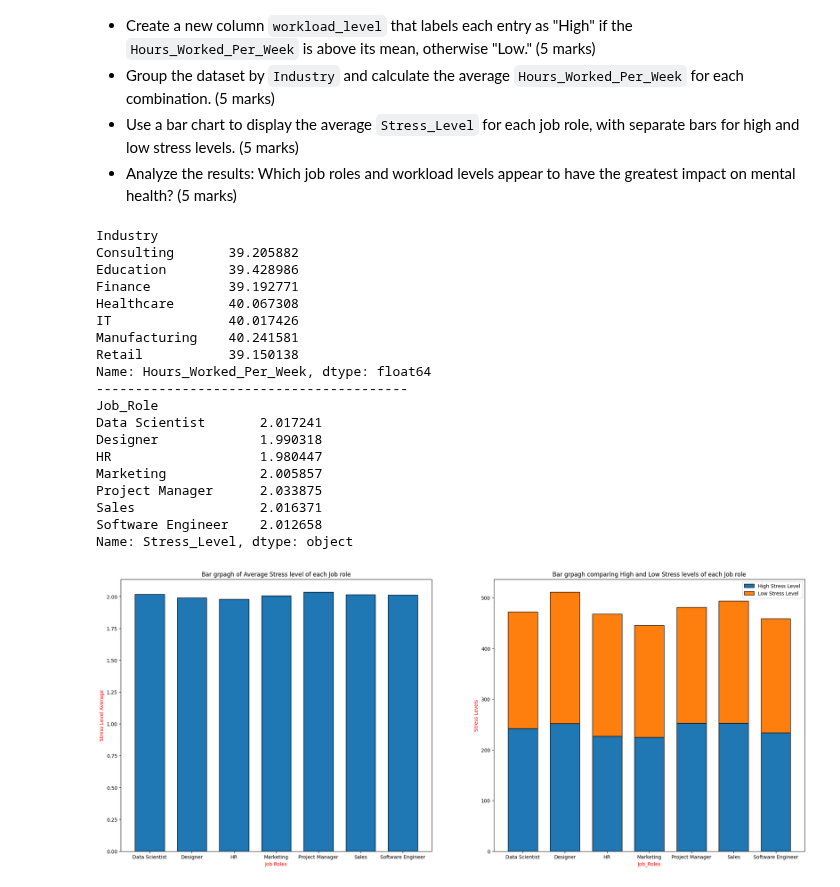
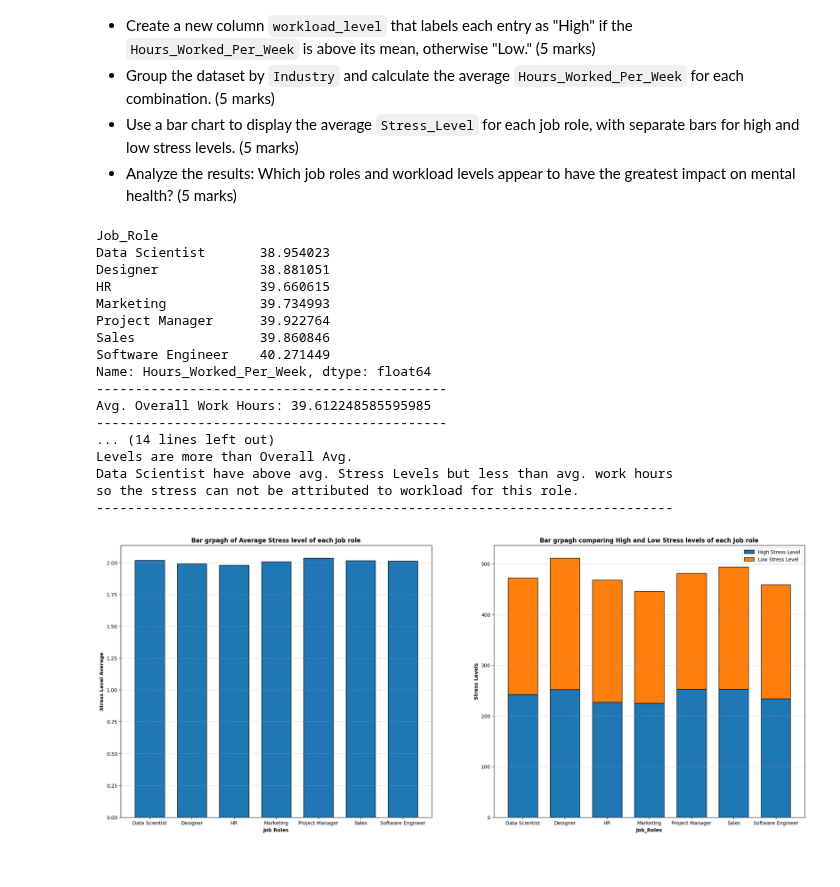
Before and after one commit to Sha-k1/Data-Analytics-Python, a Jupyter notebook: Assessment/Data_Analytics_with_Python_Assessment.ipynb, the cells around one changed output. Saved outputs shown, nothing was run; the diff lists cells and outputs as text; code cells hidden in the pictures.

```diff
--- a/Assessment/Data_Analytics_with_Python_Assessment.ipynb
+++ b/Assessment/Data_Analytics_with_Python_Assessment.ipynb
@@ -460,56 +460,75 @@ Instructions: Investigate the influence of job roles and workload level on the m
 - Analyze the results: Which job roles and workload levels appear to have the greatest impact on mental health? (5 marks)
 # %%
 # Write code here
+# Part A
 df["workload_level"] = 0
 df["workload_level"] = df["workload_level"].where(df["Hours_Worked_Per_Week"] <= df["Hours_Worked_Per_Week"].mean(), "High")
 df["workload_level"] = df["workload_level"].where(df["Hours_Worked_Per_Week"] > df["Hours_Worked_Per_Week"].mean(), "Low")
 
+# Part B
 hours_avg_industry = df.groupby("Industry").Hours_Worked_Per_Week.mean()
 
+# Part C
+# Replace values to Int for calculations
 df["Stress_Level"] = df["Stress_Level"].where(df["Stress_Level"] != "Low", 1)
 df["Stress_Level"] = df["Stress_Level"].where(df["Stress_Level"] != "Medium", 2)
 df["Stress_Level"] = df["Stress_Level"].where(df["Stress_Level"] != "High", 3)
 
+# Calculate avg stress of each job role
 avg_stress = df.groupby("Job_Role").Stress_Level.mean()
 high_df = df[df["Stress_Level"] == 3].groupby("Job_Role").Stress_Level.value_counts()
 low_df = df[df["Stress_Level"] == 1].groupby("Job_Role").Stress_Level.value_counts()
 
+# Make a bar chart for the avg stress levels for each role
 plt.figure(figsize=(25,10))
 plt.subplot(1, 2, 1)
 plt.bar(avg_stress.index, avg_stress.values, width = .7, edgecolor = 'black')
-plt.xlabel("Job Roles", color = 'red')
-plt.ylabel("Stress Level Average", color = "red")
-plt.title("Bar grpagh of Average Stress level of each Job role")
+plt.xlabel("Job Roles", fontweight = 'bold')
+plt.ylabel("Stress Level Average", fontweight = 'bold')
+plt.title("Bar grpagh of Average Stress level of each Job role", fontweight = 'bold')
+plt.grid(axis = 'y', linestyle = ":")
 
+# Makae a stacked bar chart for High and Low stress levels for each role
 plt.subplot(1, 2, 2)
 plt.bar(high_df.index.get_level_values(0), high_df.values, width = .7, edgecolor = 'black', label = "High Stress Level")
 plt.bar(low_df.index.get_level_values(0), low_df.values, bottom = high_df.values, width = .7, edgecolor = 'black', label = "Low Stress Level")
 plt.legend()
-plt.xlabel("Job_Roles", color = "red")
-plt.ylabel("Stress Levels", color = "red")
-plt.title("Bar grpagh comparing High and Low Stress levels of each Job role")
+plt.xlabel("Job_Roles", fontweight = 'bold')
+plt.ylabel("Stress Levels", fontweight = 'bold')
+plt.title("Bar grpagh comparing High and Low Stress levels of each Job role", fontweight = 'bold')
+plt.grid(axis = 'y', linestyle = ":")
 
-print(hours_avg_industry)
-print("-"*40)
+# Part D
+print(df.groupby("Job_Role").Hours_Worked_Per_Week.mean())
+print("-"*45)
+print("Avg. Overall Work Hours:", df.groupby("Job_Role").Hours_Worked_Per_Week.mean().mean())
+print("-"*45)
 print(avg_stress)
+print("-"*45)
+print("Avg. Overall Stress Level:", avg_stress.mean())
+print("-"*45)
+print("Project Manager, Sales, and Software Engeering roles appear to have the\n"
+      + "greatest impact on mental health as their Avg. Work Hours and Stress \n"
+      + "Levels are more than Overall Avg.\nData Scientist have above avg. "
+      + "Stress Levels but less than avg. work hours\nso the stress can not be "
+      + "attributed to workload for this role.")
+print("--"*37)
 # %% [output]
-Industry
-Consulting       39.205882
-Education        39.428986
-Finance          39.192771
-Healthcare       40.067308
-IT               40.017426
-Manufacturing    40.241581
-Retail           39.150138
+Job_Role
+Data Scientist       38.954023
+Designer             38.881051
+HR                   39.660615
+Marketing            39.734993
+Project Manager      39.922764
+Sales                39.860846
+Software Engineer    40.271449
 Name: Hours_Worked_Per_Week, dtype: float64
-----------------------------------------
-Job_Role
-Data Scientist       2.017241
-Designer             1.990318
-HR                   1.980447
-Marketing            2.005857
-Project Manager      2.033875
-Sales                2.016371
-Software Engineer    2.012658
-Name: Stress_Level, dtype: object
+---------------------------------------------
+Avg. Overall Work Hours: 39.612248585595985
+---------------------------------------------
+... (14 lines left out)
+Levels are more than Overall Avg.
+Data Scientist have above avg. Stress Levels but less than avg. work hours
+so the stress can not be attributed to workload for this role.
+--------------------------------------------------------------------------
-[figure, old version]
+[figure, new version]
```
